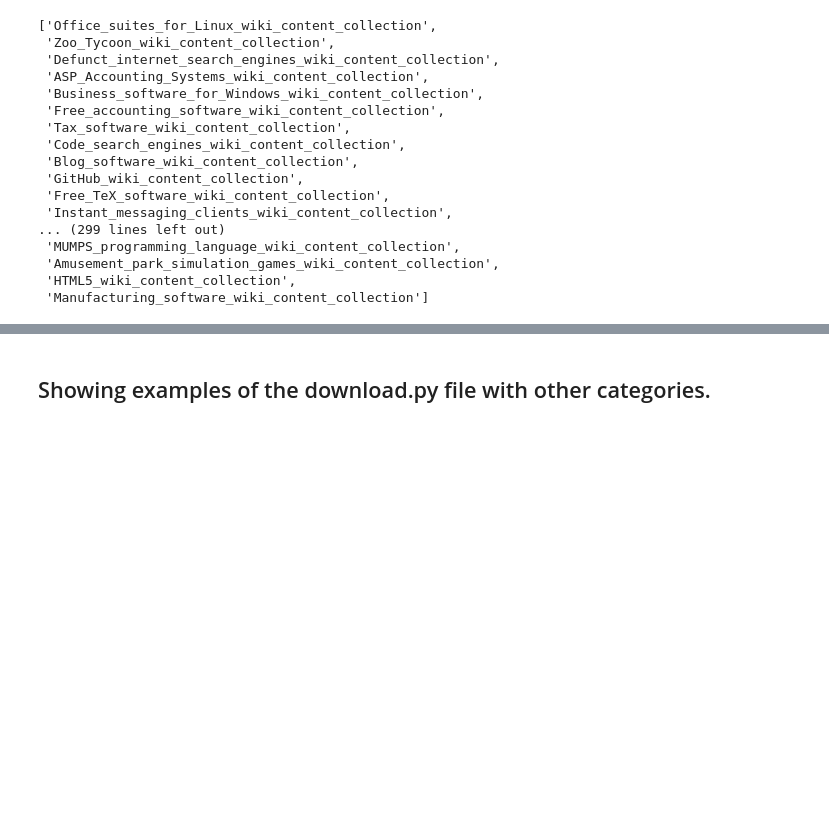
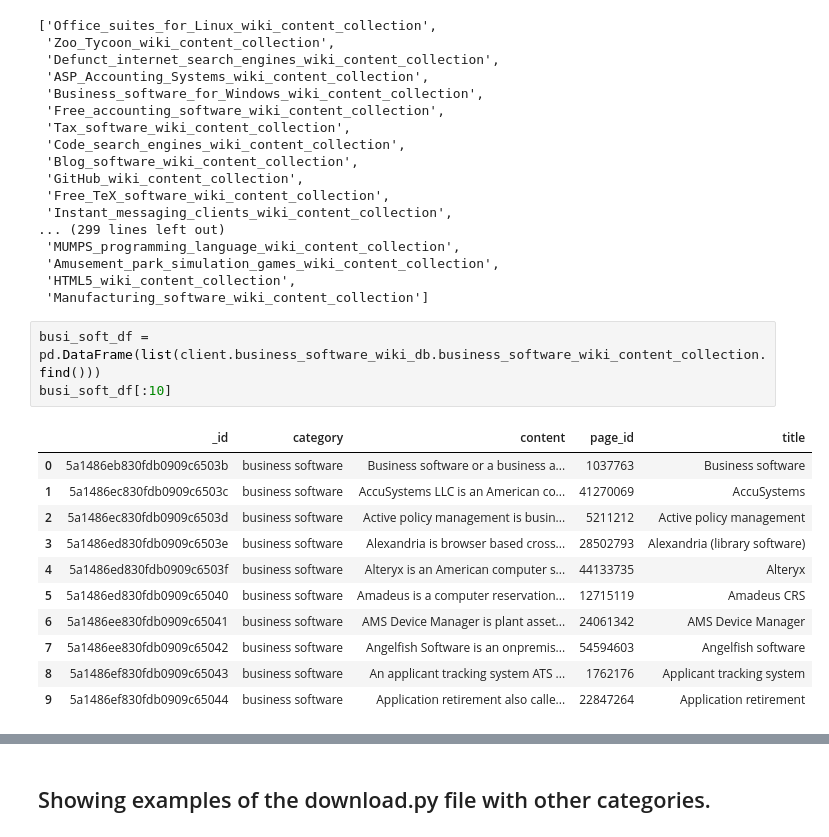
Before and after one commit to williambuck/wiki_download_search_predict, a Jupyter notebook: Project_4-Final_Notebook.ipynb, the cells around one changed output, grey strips where cells are left out. Cells and saved outputs as stored; diff of their text form; blank space fills up the shorter version.

```diff
--- a/Project_4-Final_Notebook.ipynb
+++ b/Project_4-Final_Notebook.ipynb
@@ -98,3 +98,18 @@ client.business_software_wiki_db.collection_names()
  'Amusement_park_simulation_games_wiki_content_collection',
  'HTML5_wiki_content_collection',
  'Manufacturing_software_wiki_content_collection']
+# %%
+busi_soft_df = pd.DataFrame(list(client.business_software_wiki_db.business_software_wiki_content_collection.find()))
+busi_soft_df[:10]
+# %% [output]
+|  | _id | category | content | page_id | title |
+| 0 | 5a1486eb830fdb0909c6503b | business software | Business software or a business a... | 1037763 | Business software |
+| 1 | 5a1486ec830fdb0909c6503c | business software | AccuSystems LLC is an American co... | 41270069 | AccuSystems |
+| 2 | 5a1486ec830fdb0909c6503d | business software | Active policy management is busin... | 5211212 | Active policy management |
+| 3 | 5a1486ed830fdb0909c6503e | business software | Alexandria is browser based cross... | 28502793 | Alexandria (library software) |
+| 4 | 5a1486ed830fdb0909c6503f | business software | Alteryx is an American computer s... | 44133735 | Alteryx |
+| 5 | 5a1486ed830fdb0909c65040 | business software | Amadeus is a computer reservation... | 12715119 | Amadeus CRS |
+| 6 | 5a1486ee830fdb0909c65041 | business software | AMS Device Manager is plant asset... | 24061342 | AMS Device Manager |
+| 7 | 5a1486ee830fdb0909c65042 | business software | Angelfish Software is an onpremis... | 54594603 | Angelfish software |
+| 8 | 5a1486ef830fdb0909c65043 | business software | An applicant tracking system ATS ... | 1762176 | Applicant tracking system |
+| 9 | 5a1486ef830fdb0909c65044 | business software | Application retirement also calle... | 22847264 | Application retirement |
```
Also changed, not shown: parts of 2 cells of this notebook, 1 other file.
